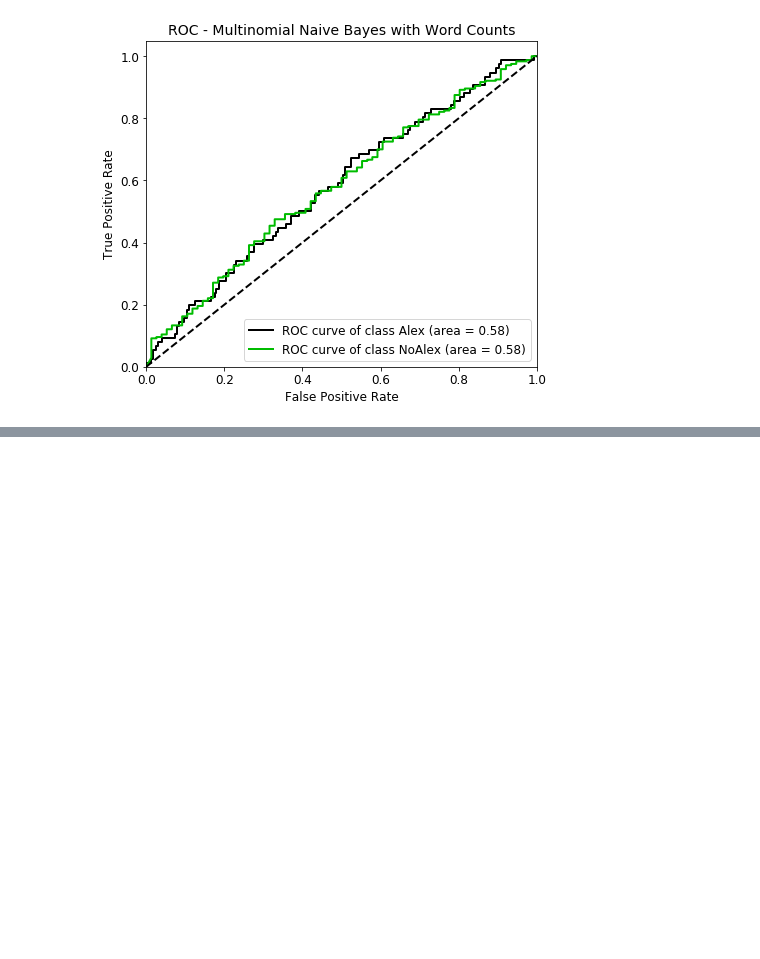
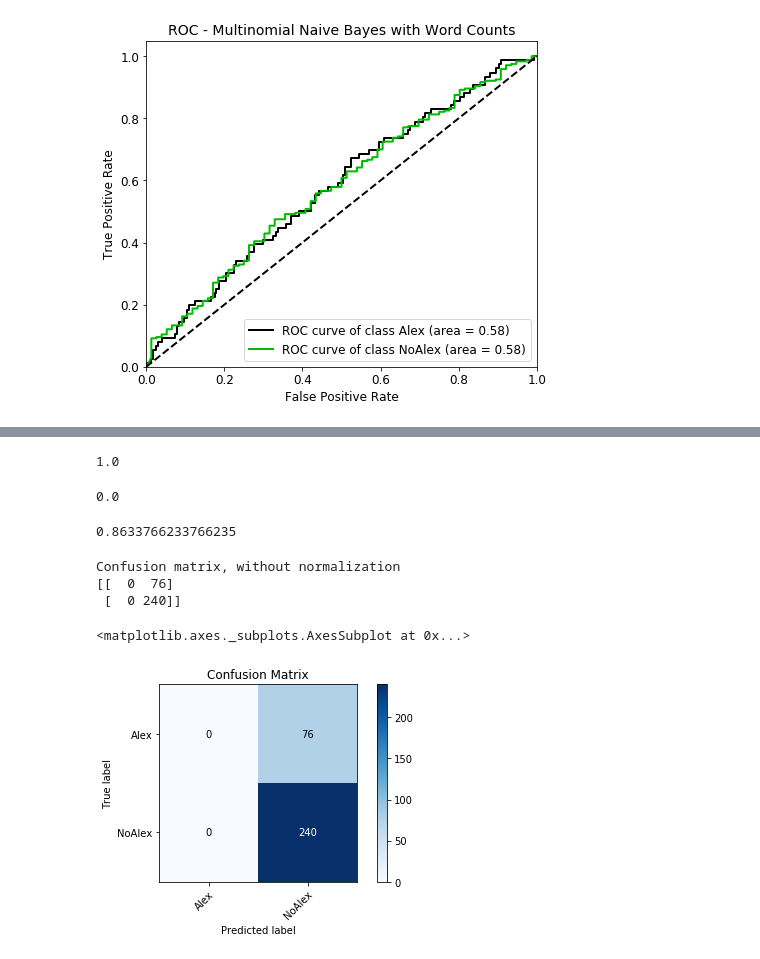
Before and after one commit to psicobotica/prolexitim-analytics, a Jupyter notebook: detectors/DProlex_v3.ipynb, the cells around one changed output, grey strips where cells are left out. Saved outputs shown, nothing was run; the diff lists cells and outputs as text; code cells hidden in the pictures; blank space fills up the shorter version.

```diff
--- a/detectors/DProlex_v3.ipynb
+++ b/detectors/DProlex_v3.ipynb
@@ -341,0 +356,3 @@ plt.show()
+# %%
+# Multinomial Naive Bayes using vectors with word counts
+bernnb_pipe = Pipeline([("count_vectorizer", CountVectorizer(analyzer=lambda x: x)), ("bernoulli nb", BernoulliNB())])
@@ -341,0 +412,5 @@ plt.show()
+# %%
+noalex_recall = scores['test_score'].mean()
+noalex_recall
+# %% [output]
+1.0
@@ -341,0 +421,5 @@ plt.show()
+# %%
+alex_f1 = scores['test_score'].mean()
+alex_f1
+# %% [output]
+0.0
@@ -341,0 +430,19 @@ plt.show()
+# %%
+noalex_f1 = scores['test_score'].mean()
+noalex_f1
+# %% [output]
+0.8633766233766235
+# %%
+# CONFUSION MATRIX PLOT
+from sklearn.model_selection import cross_val_predict
+from sklearn.metrics import confusion_matrix
+np.set_printoptions(precision=2)
+y_pred = cross_val_predict(bernnb_pipe, X, y, cv=10)
+plot_confusion_matrix(y, y_pred, classes=['Alex', 'NoAlex'],
+                      title='Confusion Matrix')
+# %% [output]
+Confusion matrix, without normalization
+[[  0  76]
+ [  0 240]]
+<matplotlib.axes._subplots.AxesSubplot at 0x...>
+[figure, added]
```
Also changed, not shown: parts of 99 cells of this notebook.
